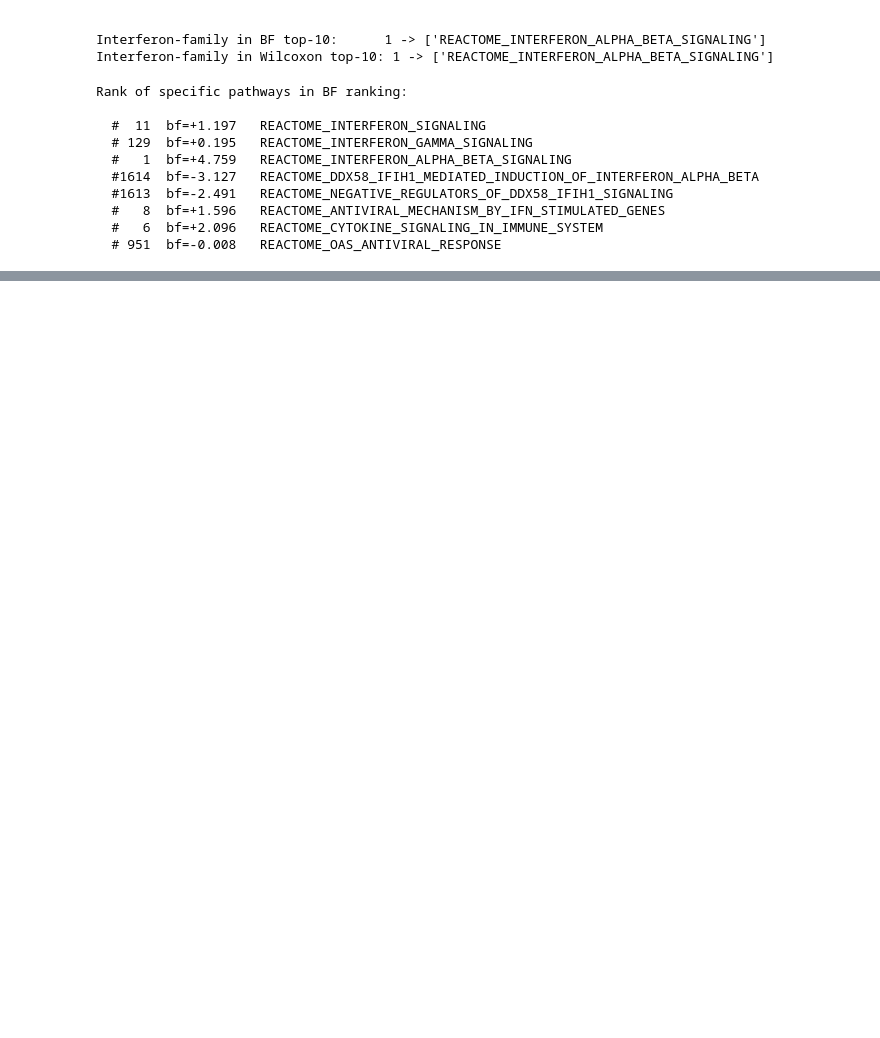
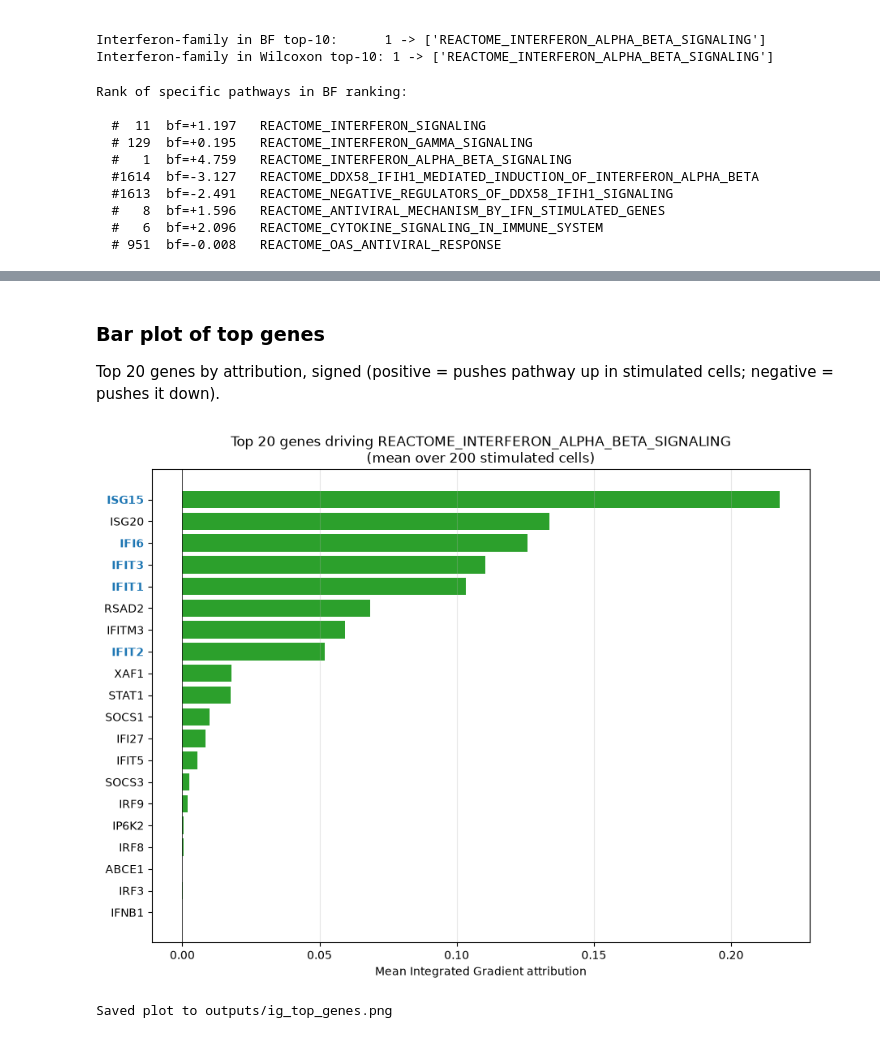
Before and after one commit to aipher-group/pyvae, a Jupyter notebook: experiments/kang/01_kang_end_to_end.ipynb, the cells around one changed output, grey strips where cells are left out. Cells and saved outputs as stored; diff of their text form; code cells hidden in the pictures; blank space fills up the shorter version.

```diff
--- a/experiments/kang/01_kang_end_to_end.ipynb
+++ b/experiments/kang/01_kang_end_to_end.ipynb
@@ -798,0 +887,13 @@ Rank of specific pathways in BF ranking:
+# %%
+canonical_isgs = ["ISG15", "IFI6", "IFIT1", "IFIT2", "IFIT3", "MX1", "OAS1", "IFI44"]
+
+print(f"Canonical ISG ranks in attribution for {target_pathway}:\n")
+for isg in canonical_isgs:
+    match = attr_df[attr_df["gene"] == isg]
+    if len(match) > 0:
+        rank = match.index[0] + 1
+        attr = match.iloc[0]["attribution"]
+        marker = "***" if rank <= 20 else "   "
+        print(f"  {marker} #{rank:>5d}  attribution={attr:+.5f}   {isg}")
+    else:
+        print(f"        MISSING     (not in HVGs / Reactome)      {isg}")
@@ -798,0 +911,30 @@ Rank of specific pathways in BF ranking:
+# %% [markdown]
+### Bar plot of top genes
+
+Top 20 genes by attribution, signed (positive = pushes pathway up in stimulated cells; negative = pushes it down).
+# %%
+top20 = attr_df.head(20).iloc[::-1]   # reverse so highest is at top of horizontal bar plot
+
+fig, ax = plt.subplots(figsize=(9, 7))
+colors = ["#d62728" if a < 0 else "#2ca02c" for a in top20["attribution"]]
+ax.barh(top20["gene"], top20["attribution"], color=colors)
+ax.axvline(0, color="black", linewidth=0.5)
+ax.set_xlabel("Mean Integrated Gradient attribution")
+ax.set_title(f"Top 20 genes driving {target_pathway}\n(mean over 200 stimulated cells)")
+ax.grid(axis="x", alpha=0.3)
+
+# Highlight canonical ISGs in the labels
+canonical_isgs_set = set(canonical_isgs)
+for tick, gene in zip(ax.get_yticklabels(), top20["gene"]):
+    if gene in canonical_isgs_set:
+        tick.set_fontweight("bold")
+        tick.set_color("#1f77b4")
+
+plt.tight_layout()
+Path("outputs").mkdir(exist_ok=True)
+fig.savefig("outputs/ig_top_genes.png", dpi=100, bbox_inches="tight")
+plt.show()
+print("Saved plot to outputs/ig_top_genes.png")
+# %% [output]
+[figure, added]
+Saved plot to outputs/ig_top_genes.png
```
Also changed, not shown: parts of 6 cells of this notebook.
